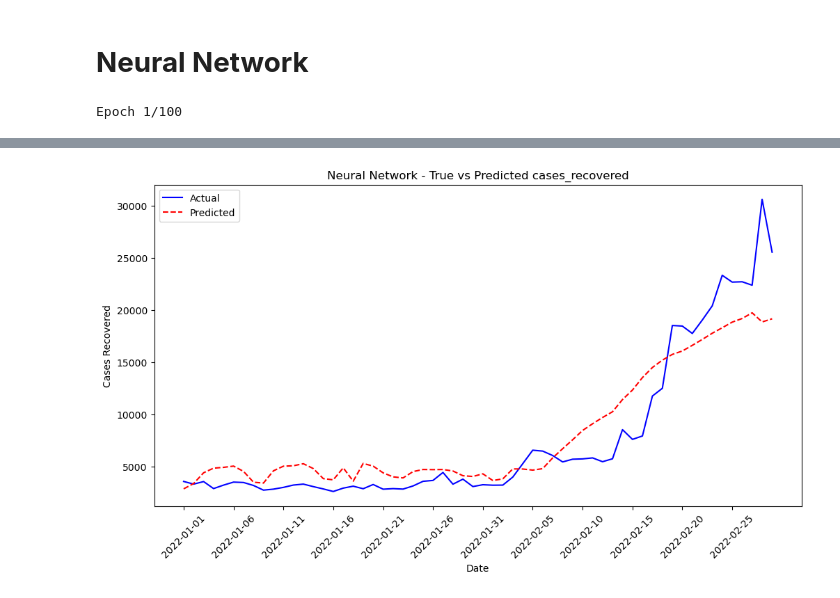
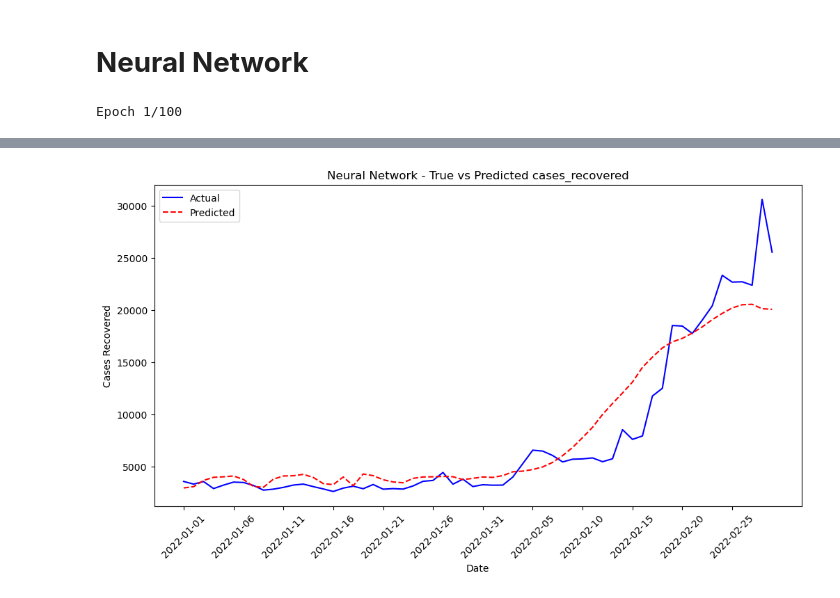
Before and after one commit to Leejames2305/AINotebook, a Jupyter notebook: Lab 3 Supervised Learning.ipynb, the cells around one changed output, grey strips where cells are left out. Drawn from its saved outputs; the diff is of its cells as text; code cells hidden in the pictures.

Commit message:
Updated comments and NN Dropout rate

```diff
--- a/Lab 3 Supervised Learning.ipynb
+++ b/Lab 3 Supervised Learning.ipynb
@@ -216,7 +214,7 @@ X_train, X_val, y_train, y_val = train_test_split(X_train, y_train, test_size=0.
 
 model = tf.keras.Sequential([
     tf.keras.layers.Dense(128, activation='relu', input_shape=(5,)),
-    tf.keras.layers.Dropout(0.3),
+    tf.keras.layers.Dropout(0.2),
     tf.keras.layers.Dense(64, activation='relu'),
     tf.keras.layers.Dense(32, activation='relu'),
     tf.keras.layers.Dense(16, activation='relu'),
@@ -278 +276 @@ R2 score:  0.8511327057556893
-[figure, old version]
+[figure, new version]
```
Also changed, not shown: parts of 4 cells of this notebook.
